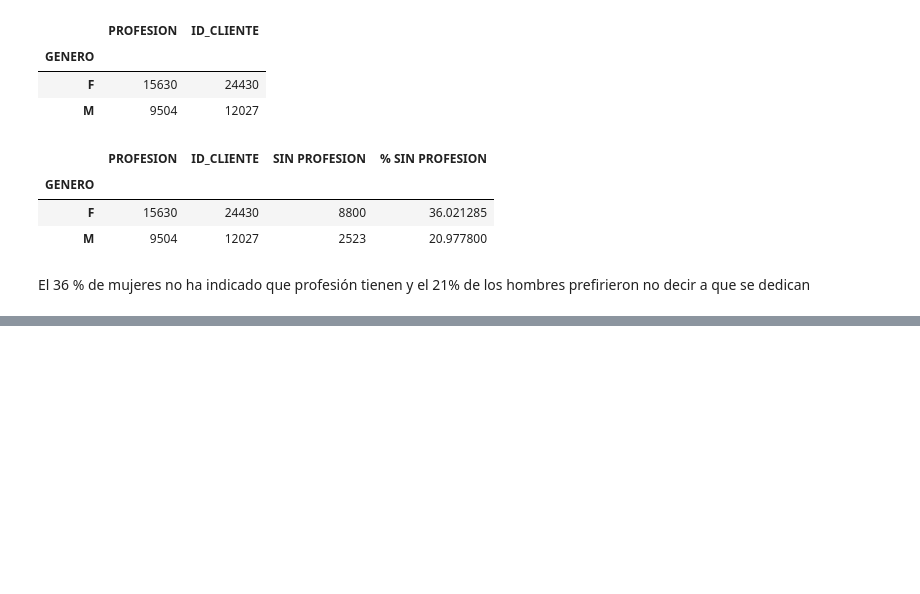
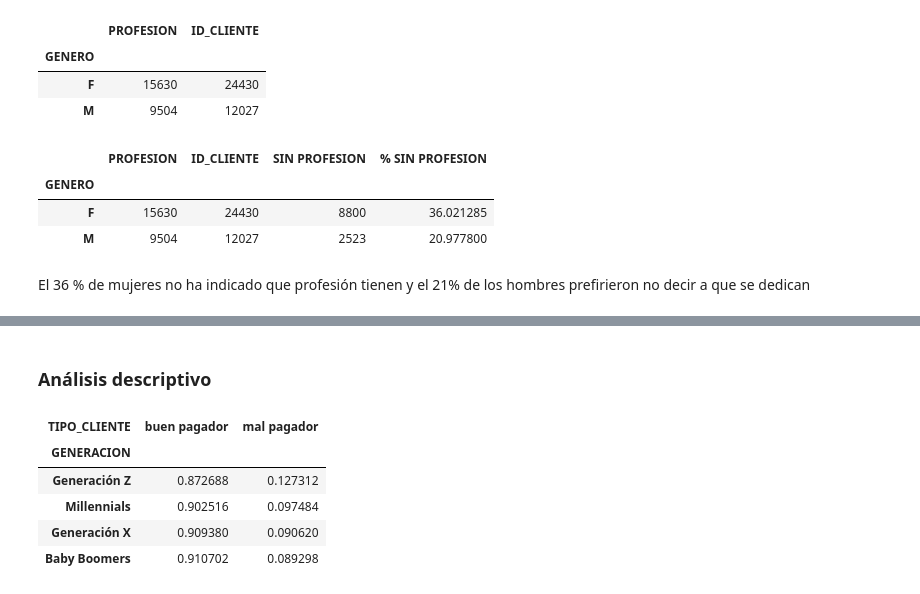
Before and after one commit to ajalca/cbe_customer_classification, a Jupyter notebook: VISA - Grupo 5.ipynb, the cells around one changed output, grey strips where cells are left out. Drawn from its saved outputs; the diff is of its cells as text; code cells hidden in the pictures; blank space fills up the shorter version.

```diff
--- a/VISA - Grupo 5.ipynb
+++ b/VISA - Grupo 5.ipynb
@@ -453,0 +504,13 @@ clientes_df['GENERACION'].value_counts()
+# %% [markdown]
+### Análisis descriptivo
+# %%
+generacion_df = pd.crosstab(clientes_df['GENERACION'], clientes_df["TIPO_CLIENTE"], normalize="index")
+# %%
+generacion_df.reindex(["Generación Z", "Millennials", "Generación X", "Baby Boomers"])
+# %% [output]
+| TIPO_CLIENTE | buen pagador | mal pagador |
+| GENERACION |  |  |
+| Generación Z | 0.872688 | 0.127312 |
+| Millennials | 0.902516 | 0.097484 |
+| Generación X | 0.909380 | 0.090620 |
+| Baby Boomers | 0.910702 | 0.089298 |
```
Also changed, not shown: parts of 6 cells of this notebook.
